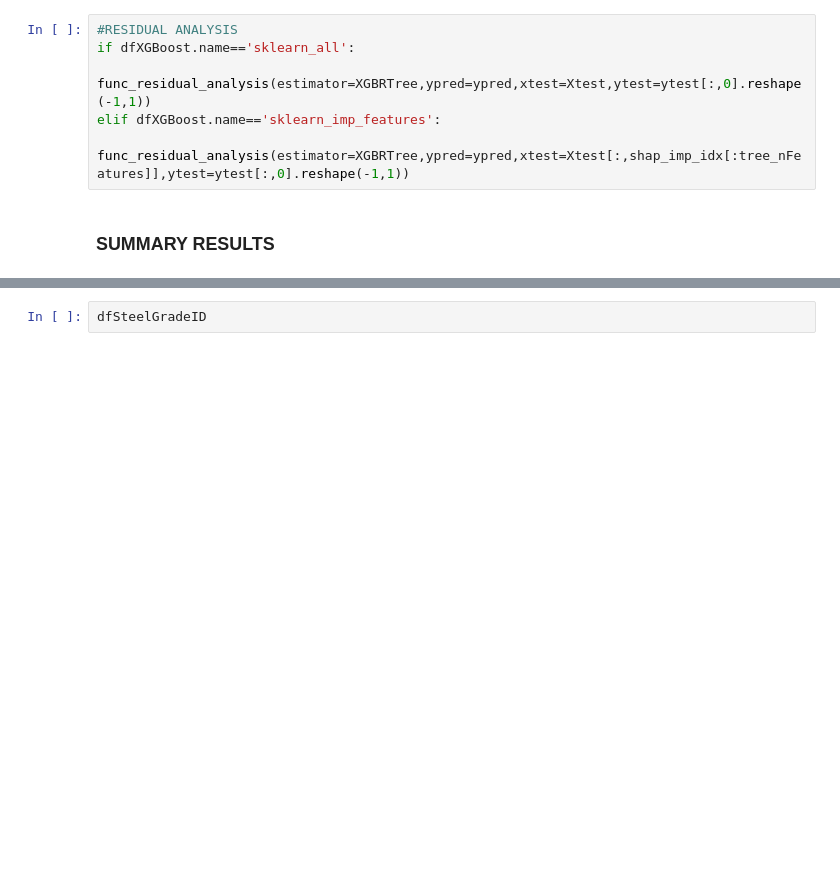
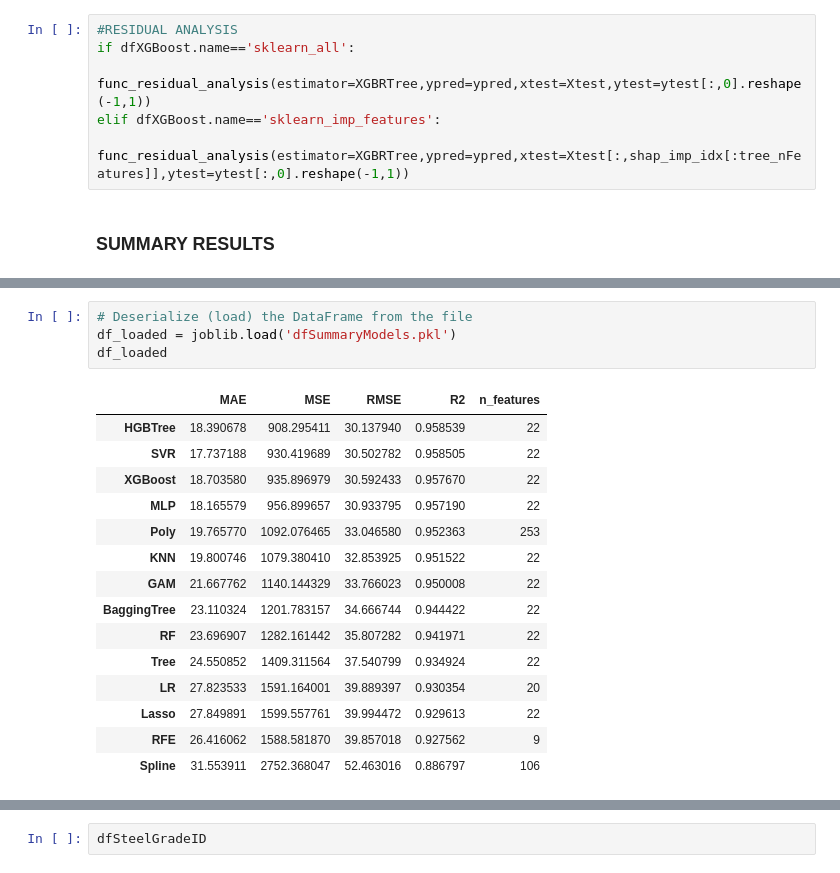
Before and after one commit to Jorgesd13/AP1, a Jupyter notebook: MODELproject/AllModels/reg_HandSelectedFeatures_Trial.ipynb, the cells around one changed output, grey strips where cells are left out. Cells and saved outputs as stored; diff of their text form; blank space fills up the shorter version.

Commit message:
all models working

```diff
--- a/MODELproject/AllModels/reg_HandSelectedFeatures_Trial.ipynb
+++ b/MODELproject/AllModels/reg_HandSelectedFeatures_Trial.ipynb
@@ -4107 +4126,21 @@ AttributeError: Can't get attribute '__pyx_unpickle_CyAbsoluteError' on <module
+# %%
+# Deserialize (load) the DataFrame from the file
+df_loaded = joblib.load('dfSummaryModels.pkl')
+df_loaded
+# %% [output]
+|  | MAE | MSE | RMSE | R2 | n_features |
+| HGBTree | 18.390678 | 908.295411 | 30.137940 | 0.958539 | 22 |
+| SVR | 17.737188 | 930.419689 | 30.502782 | 0.958505 | 22 |
+| XGBoost | 18.703580 | 935.896979 | 30.592433 | 0.957670 | 22 |
+| MLP | 18.165579 | 956.899657 | 30.933795 | 0.957190 | 22 |
+| Poly | 19.765770 | 1092.076465 | 33.046580 | 0.952363 | 253 |
+| KNN | 19.800746 | 1079.380410 | 32.853925 | 0.951522 | 22 |
+| GAM | 21.667762 | 1140.144329 | 33.766023 | 0.950008 | 22 |
+| BaggingTree | 23.110324 | 1201.783157 | 34.666744 | 0.944422 | 22 |
+| RF | 23.696907 | 1282.161442 | 35.807282 | 0.941971 | 22 |
+| Tree | 24.550852 | 1409.311564 | 37.540799 | 0.934924 | 22 |
+| LR | 27.823533 | 1591.164001 | 39.889397 | 0.930354 | 20 |
+| Lasso | 27.849891 | 1599.557761 | 39.994472 | 0.929613 | 22 |
+| RFE | 26.416062 | 1588.581870 | 39.857018 | 0.927562 | 9 |
+| Spline | 31.553911 | 2752.368047 | 52.463016 | 0.886797 | 106 |
 # %%
```
Also changed, not shown: parts of 7 cells of this notebook, 3 other files.
